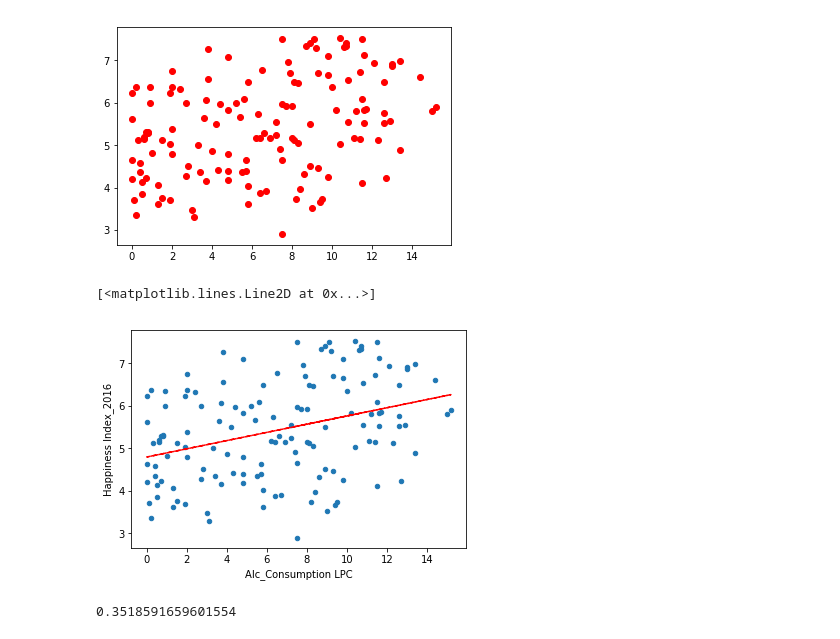
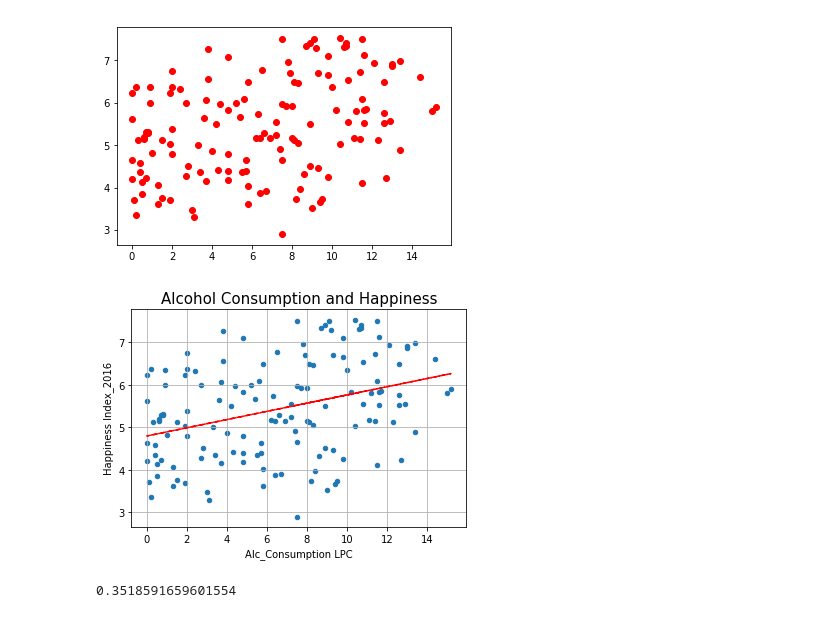
Before and after one commit to Kika000/Project-1, a Jupyter notebook: Monica Code/MonicaMainCode.ipynb, the cells around one changed output. Cells and saved outputs as stored; diff of their text form; code cells hidden in the pictures.

```diff
--- a/Monica Code/MonicaMainCode.ipynb
+++ b/Monica Code/MonicaMainCode.ipynb
@@ -115,15 +115,16 @@ plt.show()
 # %% [output]
 [figure]
 # %%
-# use linear regression to fit alcohol consumption and happiness index
+# use linear regression to find correlation between alcohol consumption and happiness index
 (slope, intercept, r_value, _, _) = linregress(happy_Alc_2016_df2["Alc_Consumption LPC"], happy_Alc_2016_df2["Happiness Index_2016"])
 fit = slope * happy_Alc_2016_df2["Alc_Consumption LPC"] + intercept
 
 happy_Alc_2016_df2.plot.scatter(x="Alc_Consumption LPC", y="Happiness Index_2016")
 plt.plot(happy_Alc_2016_df2["Alc_Consumption LPC"], fit, 'r--')
+plt.title("Alcohol Consumption and Happiness", fontsize=15)
+plt.grid()
 # %% [output]
-[<matplotlib.lines.Line2D at 0x...>]
-[figure, old version]
+[figure, new version]
 # %%
 r_value
 # %% [output]
```
Also changed, not shown: parts of 11 cells of this notebook, 4 other files.
